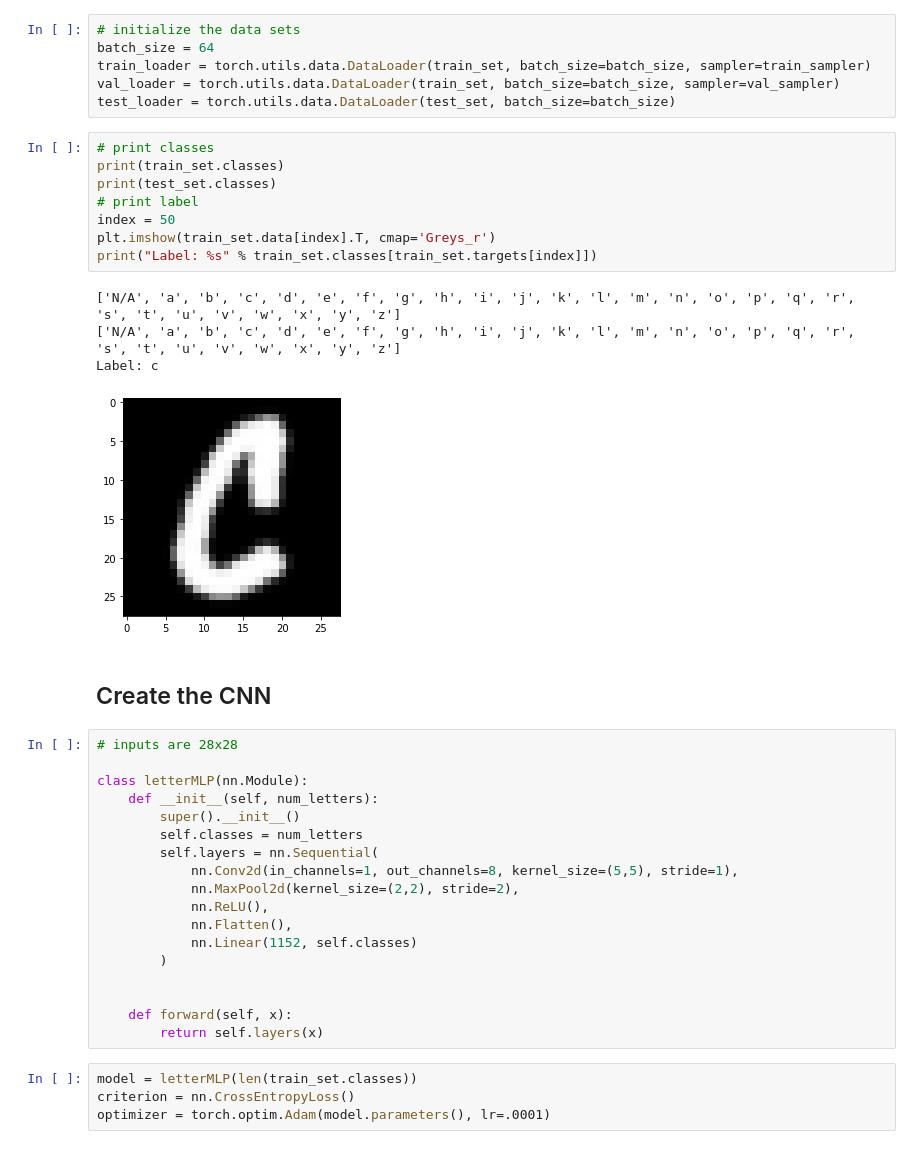
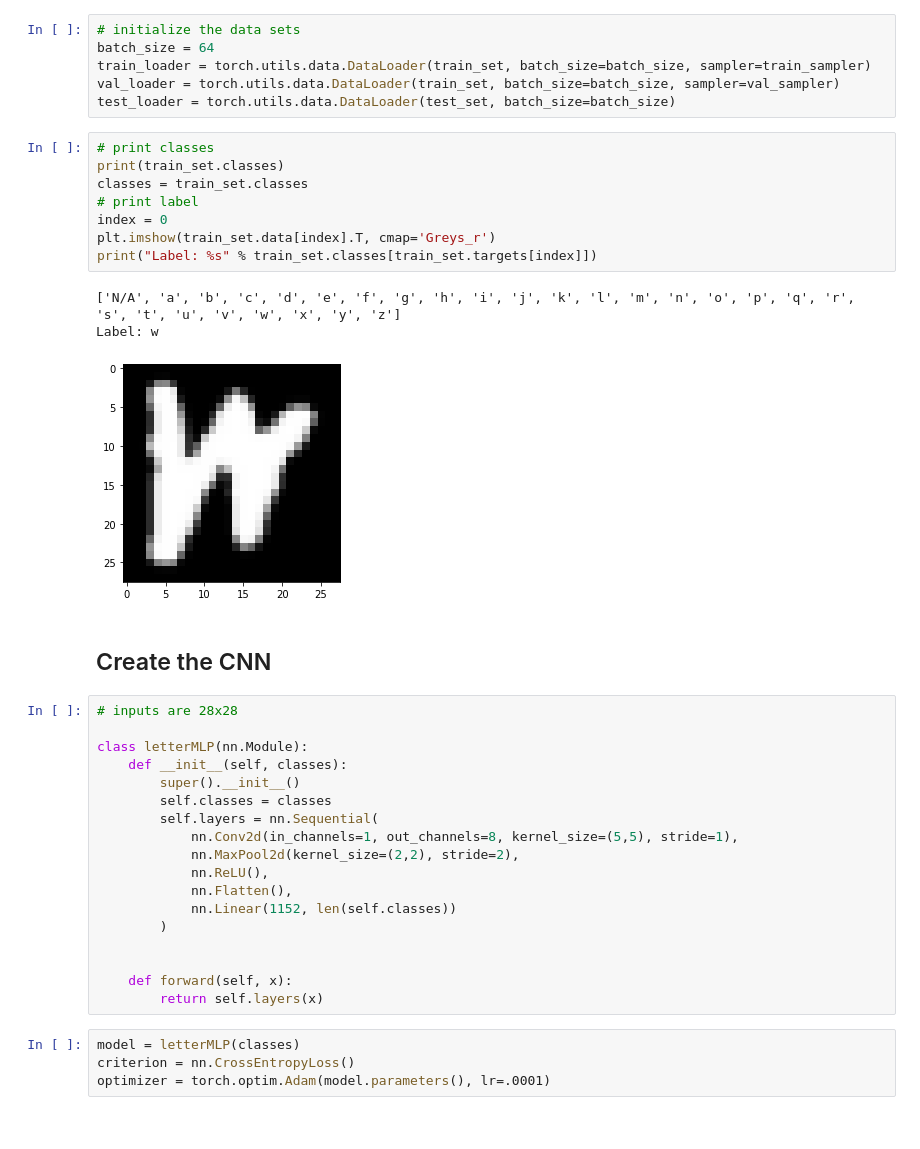
Before and after one commit to msuv08/cnn-handwritten-letter-recognition, a Jupyter notebook: letter_recognition.ipynb, the cells around one changed output. Drawn from its saved outputs; the diff is of its cells as text.

```diff
--- a/letter_recognition.ipynb
+++ b/letter_recognition.ipynb
@@ -53,38 +55,37 @@ test_loader = torch.utils.data.DataLoader(test_set, batch_size=batch_size)
 # %%
 # print classes
 print(train_set.classes)
-print(test_set.classes)
+classes = train_set.classes
 # print label
-index = 50
+index = 0
 plt.imshow(train_set.data[index].T, cmap='Greys_r')
 print("Label: %s" % train_set.classes[train_set.targets[index]])
 # %% [output]
 ['N/A', 'a', 'b', 'c', 'd', 'e', 'f', 'g', 'h', 'i', 'j', 'k', 'l', 'm', 'n', 'o', 'p', 'q', 'r', 's', 't', 'u', 'v', 'w', 'x', 'y', 'z']
-['N/A', 'a', 'b', 'c', 'd', 'e', 'f', 'g', 'h', 'i', 'j', 'k', 'l', 'm', 'n', 'o', 'p', 'q', 'r', 's', 't', 'u', 'v', 'w', 'x', 'y', 'z']
-Label: c
+Label: w
-[figure, old version]
+[figure, new version]
 # %% [markdown]
 ## Create the CNN
 # %%
 # inputs are 28x28
 
 class letterMLP(nn.Module):
-    def __init__(self, num_letters):
+    def __init__(self, classes):
         super().__init__()
-        self.classes = num_letters
+        self.classes = classes
         self.layers = nn.Sequential(
             nn.Conv2d(in_channels=1, out_channels=8, kernel_size=(5,5), stride=1),
             nn.MaxPool2d(kernel_size=(2,2), stride=2),
             nn.ReLU(),
             nn.Flatten(),
-            nn.Linear(1152, self.classes)
+            nn.Linear(1152, len(self.classes))
         )
 
 
     def forward(self, x):
         return self.layers(x)
 # %%
-model = letterMLP(len(train_set.classes))
+model = letterMLP(classes)
 criterion = nn.CrossEntropyLoss()
 optimizer = torch.optim.Adam(model.parameters(), lr=.0001)
 # %%
```
Also changed, not shown: parts of 11 cells of this notebook, 1 other file.
